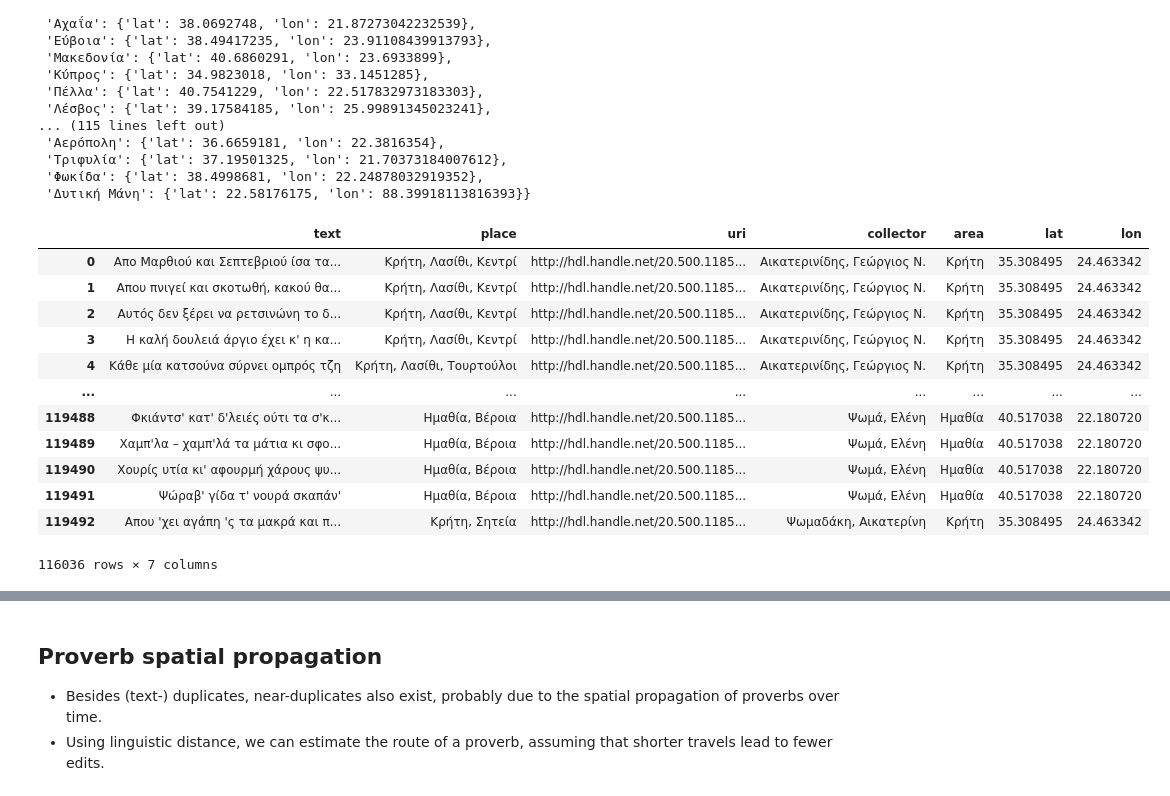
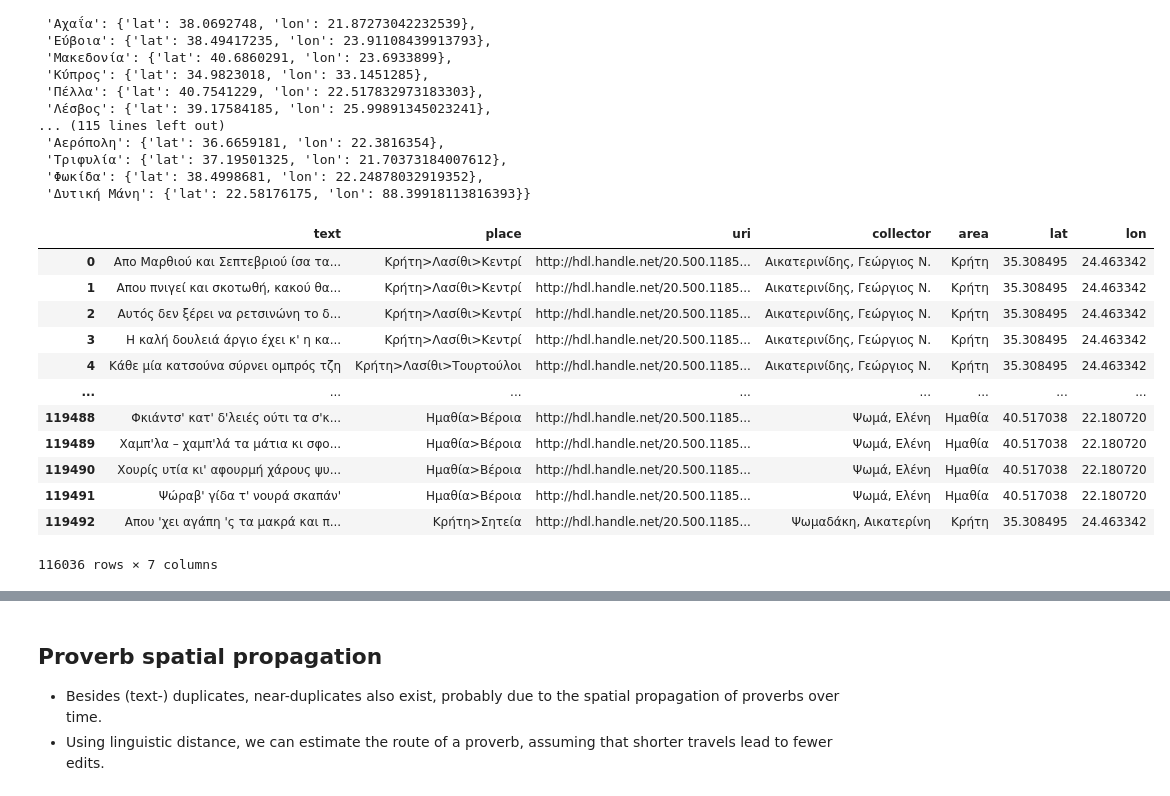
Before and after one commit to ipavlopoulos/greek-proverb-atlas, a Jupyter notebook: propagation.ipynb, the cells around one changed output, grey strips where cells are left out. Cells and saved outputs as stored; diff of their text form; code cells hidden in the pictures.

```diff
--- a/propagation.ipynb
+++ b/propagation.ipynb
@@ -18,5 +19,6 @@ import ast
 # %%
 proverbs = pd.read_csv("data/proverbs.csv", index_col=0)
+proverbs.place = proverbs.place.str.replace('\s*,\s*', '>', regex=True)
 proverbs
 # %% [output]
 |  | text | place | uri | collector |
@@ -88,22 +90,22 @@ geolocs
  'Δυτική Μάνη': {'lat': 22.58176175, 'lon': 88.39918113816393}}
 # %%
 # adding lat/lon/area information
-proverbs['area'] = proverbs.place.map(lambda x: x.split(",")[0])
+proverbs['area'] = proverbs.place.map(lambda x: x.split(">")[0])
 proverbs['lat'] = proverbs.area.map(lambda x: geolocs[x]["lat"] if x in geolocs else None)
 proverbs['lon'] = proverbs.area.map(lambda x: geolocs[x]["lon"] if x in geolocs else None)
 proverbs = proverbs[proverbs.lon.notna() & proverbs.lat.notna()]
 proverbs
 # %% [output]
 |  | text | place | uri | collector | area | lat | lon |
-| 0 | Απο Μαρθιού και Σεπτεβριού ίσα τα... | Κρήτη, Λασίθι, Κεντρί | http://hdl.handle.net/20.500.1185... | Αικατερινίδης, Γεώργιος Ν. | Κρήτη | 35.308495 | 24.463342 |
-| 1 | Απου πνιγεί και σκοτωθή, κακού θα... | Κρήτη, Λασίθι, Κεντρί | http://hdl.handle.net/20.500.1185... | Αικατερινίδης, Γεώργιος Ν. | Κρήτη | 35.308495 | 24.463342 |
-| 2 | Αυτός δεν ξέρει να ρετσινώνη το δ... | Κρήτη, Λασίθι, Κεντρί | http://hdl.handle.net/20.500.1185... | Αικατερινίδης, Γεώργιος Ν. | Κρήτη | 35.308495 | 24.463342 |
-| 3 | Η καλή δουλειά άργιο έχει κ' η κα... | Κρήτη, Λασίθι, Κεντρί | http://hdl.handle.net/20.500.1185... | Αικατερινίδης, Γεώργιος Ν. | Κρήτη | 35.308495 | 24.463342 |
-| 4 | Κάθε μία κατσούνα σύρνει ομπρός τζη | Κρήτη, Λασίθι, Τουρτούλοι | http://hdl.handle.net/20.500.1185... | Αικατερινίδης, Γεώργιος Ν. | Κρήτη | 35.308495 | 24.463342 |
+| 0 | Απο Μαρθιού και Σεπτεβριού ίσα τα... | Κρήτη>Λασίθι>Κεντρί | http://hdl.handle.net/20.500.1185... | Αικατερινίδης, Γεώργιος Ν. | Κρήτη | 35.308495 | 24.463342 |
+| 1 | Απου πνιγεί και σκοτωθή, κακού θα... | Κρήτη>Λασίθι>Κεντρί | http://hdl.handle.net/20.500.1185... | Αικατερινίδης, Γεώργιος Ν. | Κρήτη | 35.308495 | 24.463342 |
+| 2 | Αυτός δεν ξέρει να ρετσινώνη το δ... | Κρήτη>Λασίθι>Κεντρί | http://hdl.handle.net/20.500.1185... | Αικατερινίδης, Γεώργιος Ν. | Κρήτη | 35.308495 | 24.463342 |
+| 3 | Η καλή δουλειά άργιο έχει κ' η κα... | Κρήτη>Λασίθι>Κεντρί | http://hdl.handle.net/20.500.1185... | Αικατερινίδης, Γεώργιος Ν. | Κρήτη | 35.308495 | 24.463342 |
+| 4 | Κάθε μία κατσούνα σύρνει ομπρός τζη | Κρήτη>Λασίθι>Τουρτούλοι | http://hdl.handle.net/20.500.1185... | Αικατερινίδης, Γεώργιος Ν. | Κρήτη | 35.308495 | 24.463342 |
 | ... | ... | ... | ... | ... | ... | ... | ... |
-| 119488 | Φκιάντσ' κατ' δ'λειές ούτι τα σ'κ... | Ημαθία, Βέροια | http://hdl.handle.net/20.500.1185... | Ψωμά, Ελένη | Ημαθία | 40.517038 | 22.180720 |
-| 119489 | Χαμπ'λα – χαμπ'λά τα μάτια κι σφο... | Ημαθία, Βέροια | http://hdl.handle.net/20.500.1185... | Ψωμά, Ελένη | Ημαθία | 40.517038 | 22.180720 |
-| 119490 | Χουρίς υτία κι' αφουρμή χάρους ψυ... | Ημαθία, Βέροια | http://hdl.handle.net/20.500.1185... | Ψωμά, Ελένη | Ημαθία | 40.517038 | 22.180720 |
-| 119491 | Ψώραβ' γίδα τ' νουρά σκαπάν' | Ημαθία, Βέροια | http://hdl.handle.net/20.500.1185... | Ψωμά, Ελένη | Ημαθία | 40.517038 | 22.180720 |
-| 119492 | Απου 'χει αγάπη 'ς τα μακρά και π... | Κρήτη, Σητεία | http://hdl.handle.net/20.500.1185... | Ψωμαδάκη, Αικατερίνη | Κρήτη | 35.308495 | 24.463342 |
+| 119488 | Φκιάντσ' κατ' δ'λειές ούτι τα σ'κ... | Ημαθία>Βέροια | http://hdl.handle.net/20.500.1185... | Ψωμά, Ελένη | Ημαθία | 40.517038 | 22.180720 |
+| 119489 | Χαμπ'λα – χαμπ'λά τα μάτια κι σφο... | Ημαθία>Βέροια | http://hdl.handle.net/20.500.1185... | Ψωμά, Ελένη | Ημαθία | 40.517038 | 22.180720 |
+| 119490 | Χουρίς υτία κι' αφουρμή χάρους ψυ... | Ημαθία>Βέροια | http://hdl.handle.net/20.500.1185... | Ψωμά, Ελένη | Ημαθία | 40.517038 | 22.180720 |
+| 119491 | Ψώραβ' γίδα τ' νουρά σκαπάν' | Ημαθία>Βέροια | http://hdl.handle.net/20.500.1185... | Ψωμά, Ελένη | Ημαθία | 40.517038 | 22.180720 |
+| 119492 | Απου 'χει αγάπη 'ς τα μακρά και π... | Κρήτη>Σητεία | http://hdl.handle.net/20.500.1185... | Ψωμαδάκη, Αικατερίνη | Κρήτη | 35.308495 | 24.463342 |
 116036 rows × 7 columns
```
Also changed, not shown: parts of 18 cells of this notebook.
